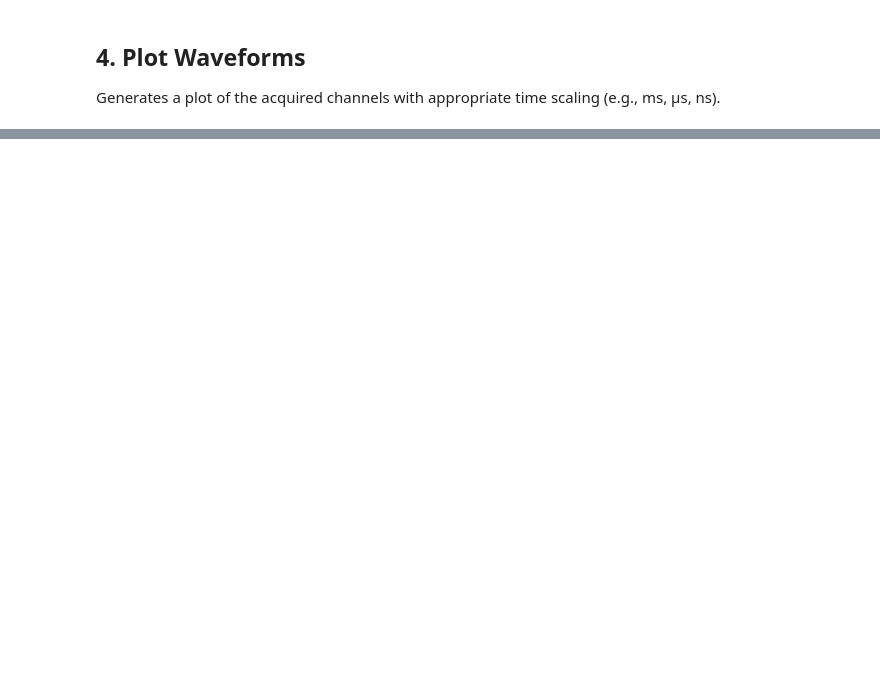
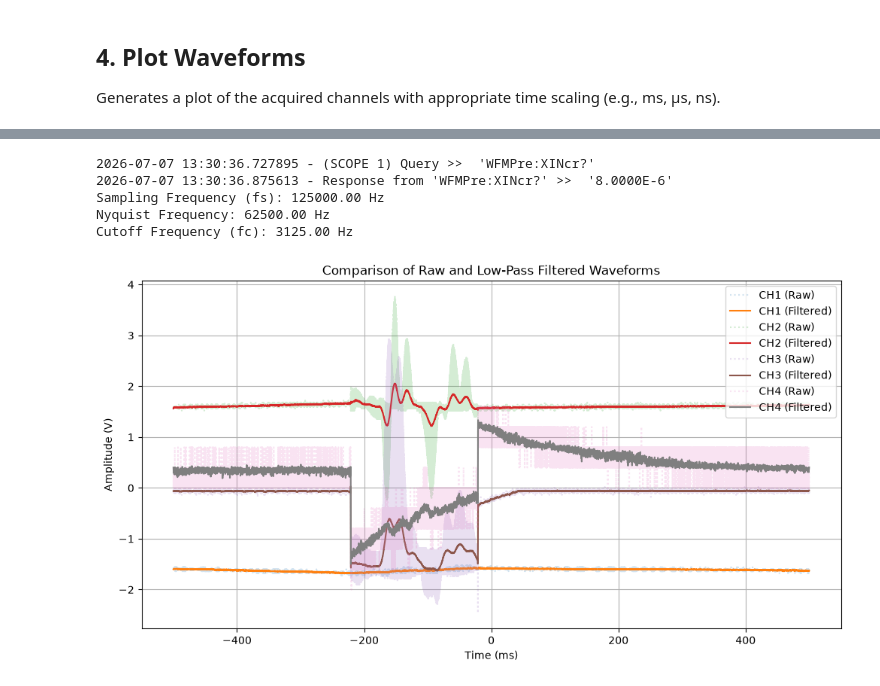
Before and after one commit to ht-epistolist/PlasmaLab, a Jupyter notebook: acquire_waveforms.ipynb, the cells around one changed output, grey strips where cells are left out. Drawn from its saved outputs; the diff is of its cells as text; code cells hidden in the pictures; blank space fills up the shorter version.

Commit message:
plots

```diff
--- a/acquire_waveforms.ipynb
+++ b/acquire_waveforms.ipynb
@@ -80,16 +134,21 @@ for ch in active_channels:
     if xunit == "V" or not xunit:
         xunit = "s"
 
-    # Download and parse curve directly into a NumPy array
-    raw_ints = scope.query_binary_values(
-        "CURVe?",
-        datatype="h",         # 'h' = signed 16-bit short
-        is_big_endian=True,   # RIBinary with 2 bytes is big-endian
-        container=np.ndarray
+    # Download and parse curve
+    # We retrieve it as a list and convert to numpy array to avoid an internal
+    # numpy truth value bug in tm_devices (where it checks 'if not response:')
+    raw_ints = np.array(
+        scope.query_binary(
+            "CURVe?",
+            datatype="h",         # 'h' = signed 16-bit short
+            is_big_endian=True    # RIBinary with 2 bytes is big-endian
+        )
     )
 
     # Scale data to physical units
     scaled_data = (raw_ints - yoff) * ymult + yzero
+    if ch == "CH4":
+        scaled_data *= 10.0
     waveforms[ch] = scaled_data
 
     # Create time axis on first channel run
@@ -130,0 +228,60 @@ plt.show()
+# %%
+import scipy.signal
+
+# 1. Calculate Sampling Parameters
+xincr = float(scope.query("WFMPre:XINcr?").strip())
+fs = 1.0 / xincr
+nyquist = fs / 2.0
+
+# Set cutoff frequency to 10% of the Nyquist limit (adjust as needed)
+cutoff_freq = 0.05 * nyquist
+filter_order = 4
+
+print(f"Sampling Frequency (fs): {fs:.2f} Hz")
+print(f"Nyquist Frequency: {nyquist:.2f} Hz")
+print(f"Cutoff Frequency (fc): {cutoff_freq:.2f} Hz")
+
+# Design 4th-order Butterworth low-pass filter
+b, a = scipy.signal.butter(filter_order, cutoff_freq, fs=fs, btype='low')
+
+# 2. Apply Filter to Waveforms
+filtered_waveforms = {}
+for ch, data in waveforms.items():
+    filtered_waveforms[ch] = scipy.signal.filtfilt(b, a, data)
+
+# 3. Plot Comparison of Raw vs Filtered Data
+plt.figure(figsize=(12, 6))
+
+time_multiplier = 1.0
+plot_time_unit = xunit
+max_time = np.max(np.abs(time_axis))
+
+if max_time < 1e-6:
+    time_multiplier = 1e9
+    plot_time_unit = "ns"
+elif max_time < 1e-3:
+    time_multiplier = 1e6
+    plot_time_unit = "µs"
+elif max_time < 1.0:
+    time_multiplier = 1e3
+    plot_time_unit = "ms"
+
+for ch in waveforms.keys():
+    # Plot raw data (dotted)
+    plt.plot(time_axis * time_multiplier, waveforms[ch], ':', label=f"{ch} (Raw)", alpha=0.2)
+    # Plot filtered data (solid)
+    plt.plot(time_axis * time_multiplier, filtered_waveforms[ch], '-', label=f"{ch} (Filtered)")
+
+plt.title("Comparison of Raw and Low-Pass Filtered Waveforms")
+plt.xlabel(f"Time ({plot_time_unit})")
+plt.ylabel(f"Amplitude ({yunit})")
+plt.grid(True)
+plt.legend()
+plt.show()
+# %% [output]
+2026-07-07 13:30:36.727895 - (SCOPE 1) Query >>  'WFMPre:XINcr?'
+2026-07-07 13:30:36.875613 - Response from 'WFMPre:XINcr?' >>  '8.0000E-6'
+Sampling Frequency (fs): 125000.00 Hz
+Nyquist Frequency: 62500.00 Hz
+Cutoff Frequency (fc): 3125.00 Hz
+[figure, added]
```
Also changed, not shown: parts of 13 cells of this notebook, 40 other files.
